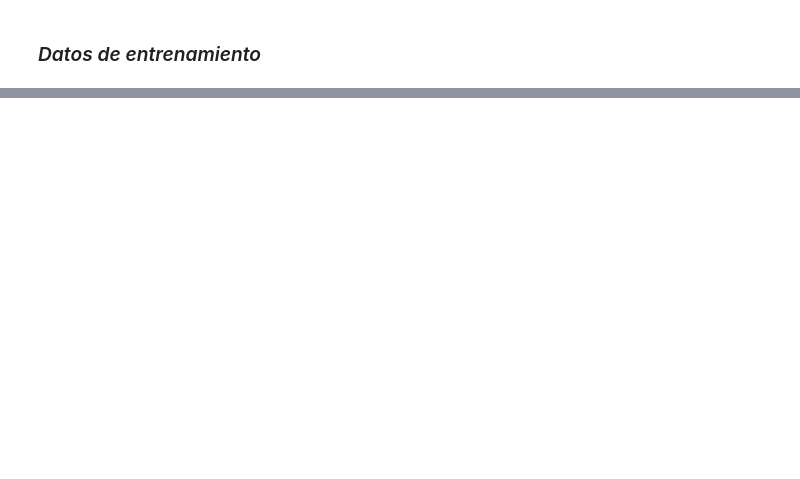
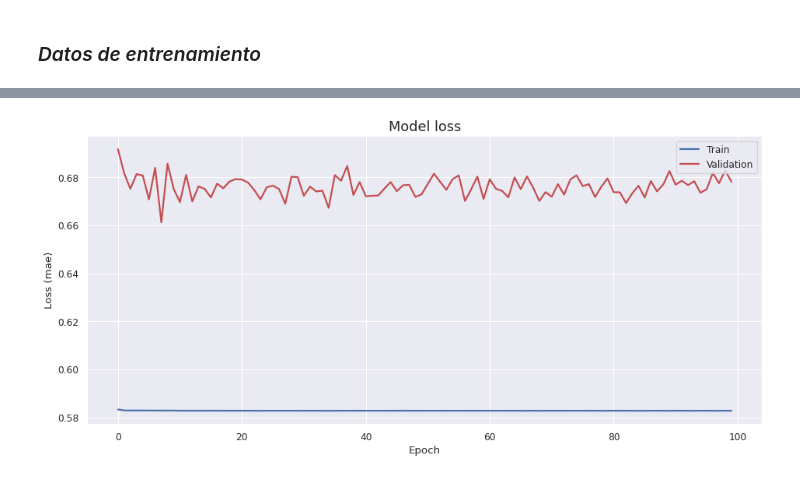
Before and after one commit to santyxd3000/Undergraduate-Project, a Jupyter notebook: UndergraduateProjectScript.ipynb, the cells around one changed output, grey strips where cells are left out. Drawn from its saved outputs; the diff is of its cells as text; code cells hidden in the pictures; blank space fills up the shorter version.

Commit message:
Autoencoder Pt1

```diff
--- a/UndergraduateProjectScript.ipynb
+++ b/UndergraduateProjectScript.ipynb
@@ -1053,0 +1113,7 @@ y_train_ae = np.array(merged_df_train['Anomaly'])
+# %%
+#Reshape LSTM Data
+
+x_train_ae_lstm = x_train_ae.reshape(x_train_ae.shape[0],1,x_train_ae.shape[1])
+print("Training data shape:", x_train_ae_lstm.shape)
+x_test_ae_lstm = x_test_ae.reshape(x_test_ae.shape[0],1,x_test_ae.shape[1])
+print("Testing data shape:", x_test_ae_lstm.shape)
@@ -1054,2 +1123,22 @@ y_train_ae = np.array(merged_df_train['Anomaly'])
 # %% [markdown]
 ### *Datos de entrenamiento*
+# %%
+def autoencoder_model(X):
+    inputs = Input(shape=(X.shape[1], X.shape[2]))
+    L1 = LSTM(256, activation='relu', return_sequences=True,
+              kernel_regularizer=regularizers.l2(0.00))(inputs)
+    L2 = LSTM(64, activation='relu', return_sequences=True)(L1)
+    L3 = LSTM(16, activation='relu', return_sequences=True)(L2)
+    L4 = LSTM(4, activation='relu', return_sequences=False)(L3)
+    L5 = RepeatVector(X.shape[1])(L4)
+    L6 = LSTM(4, activation='relu', return_sequences=True)(L5)
+    L7 = LSTM(16, activation='relu', return_sequences=True)(L6)
+    L8 = LSTM(64, activation='relu', return_sequences=True)(L7)
+    L9 = LSTM(256, activation='relu', return_sequences=True)(L8)
+    output = TimeDistributed(Dense(X.shape[2]))(L9)
+    model = Model(inputs=inputs, outputs=output)
+    return model
+# %%
+ae_model = autoencoder_model(x_train_ae_lstm)
+ae_model.compile(optimizer='adam',loss='mae')
+ae_model.summary()
@@ -1055,0 +1171,5 @@ y_train_ae = np.array(merged_df_train['Anomaly'])
+# %%
+nb_epochs = 100
+batch_size = 32
+history = ae_model.fit(x_train_ae_lstm, x_train_ae_lstm, epochs=nb_epochs, batch_size=batch_size,
+                    validation_split=0.1).history
@@ -1055,0 +1194,11 @@ y_train_ae = np.array(merged_df_train['Anomaly'])
+# %%
+fig, ax = plt.subplots(figsize=(14, 6), dpi=80)
+ax.plot(history['loss'], 'b', label='Train', linewidth=2)
+ax.plot(history['val_loss'], 'r', label='Validation', linewidth=2)
+ax.set_title('Model loss', fontsize=16)
+ax.set_ylabel('Loss (mae)')
+ax.set_xlabel('Epoch')
+ax.legend(loc='upper right')
+plt.show()
+# %% [output]
+[figure, added]
```
Also changed, not shown: parts of 29 cells of this notebook.
